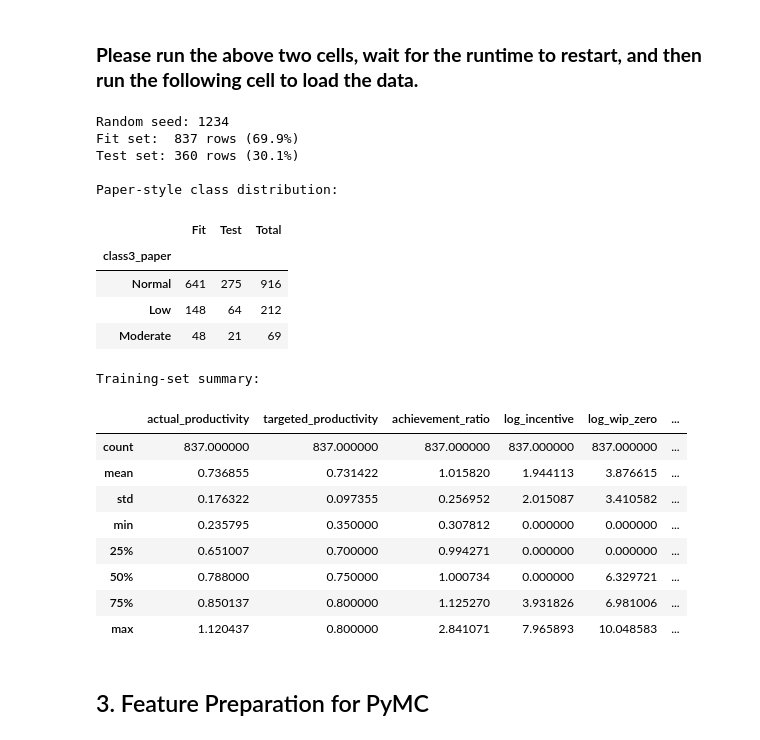
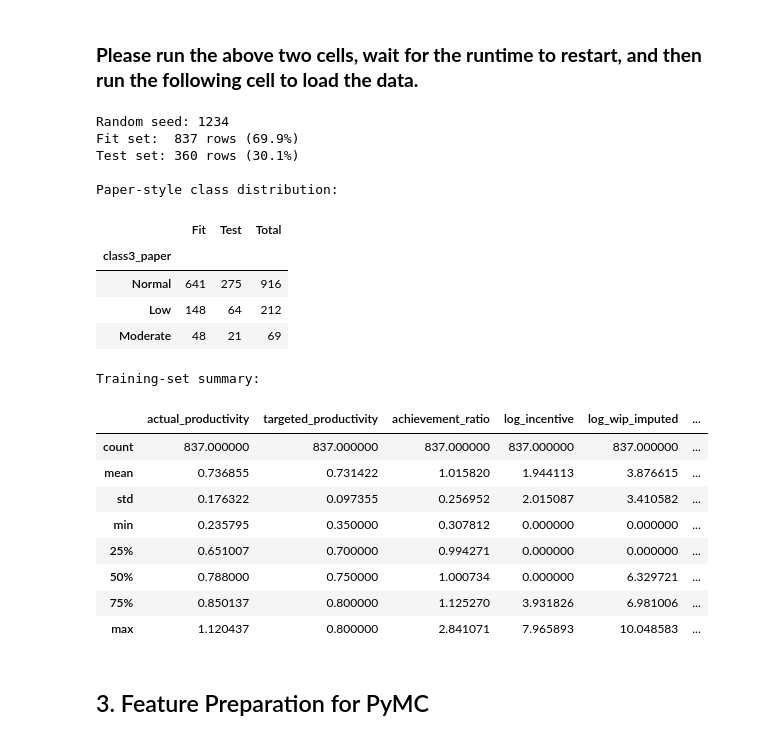
Before and after one commit to dakshini01/ProdFusion, a Jupyter notebook: codes/02_bayesian_beta_model.ipynb, the cells around one changed output. Cells and saved outputs as stored; diff of their text form; code cells hidden in the pictures.

```diff
--- a/codes/02_bayesian_beta_model.ipynb
+++ b/codes/02_bayesian_beta_model.ipynb
@@ -323,7 +349,6 @@ fit_indices, test_indices = train_test_split(
     stratify=df_full["class3_paper"]
 )
 
-# Retain original row indices for reproducibility.
 df_fit = df_full.iloc[fit_indices].copy()
 df_test = df_full.iloc[test_indices].copy()
 
@@ -340,8 +365,14 @@ assert len(df_fit) + len(df_test) == len(df_full)
 assert set(fit_indices).isdisjoint(set(test_indices))
 
 print(f"Random seed: {RANDOM_SEED}")
-print(f"Fit set:  {len(df_fit)} rows ({len(df_fit) / len(df_full):.1%})")
-print(f"Test set: {len(df_test)} rows ({len(df_test) / len(df_full):.1%})")
+print(
+    f"Fit set:  {len(df_fit)} rows "
+    f"({len(df_fit) / len(df_full):.1%})"
+)
+print(
+    f"Test set: {len(df_test)} rows "
+    f"({len(df_test) / len(df_full):.1%})"
+)
 
 
 class_names = {
@@ -365,38 +396,40 @@ split_distribution = pd.concat(
     axis=1
 ).fillna(0).astype(int)
 
-split_distribution["Total"] = split_distribution.sum(axis=1)
+split_distribution["Total"] = (
+    split_distribution.sum(axis=1)
+)
 
 print("\nPaper-style class distribution:")
 display(split_distribution)
 
 
 summary_cols = [
     "actual_productivity",
     "targeted_productivity",
     "achievement_ratio",
     "log_incentive",
-    "log_wip_zero",
+    "log_wip_imputed",
     "log_over_time",
     "log_workers",
     "log_smv"
 ]
 
 print("\nTraining-set summary:")
 display(df_fit[summary_cols].describe())
 # %% [output]
 Random seed: 1234
 Fit set:  837 rows (69.9%)
 Test set: 360 rows (30.1%)
 
 Paper-style class distribution:
 |  | Fit | Test | Total |
 | class3_paper |  |  |  |
 | Normal | 641 | 275 | 916 |
 | Low | 148 | 64 | 212 |
 | Moderate | 48 | 21 | 69 |
 Training-set summary:
-|  | actual_productivity | targeted_productivity | achievement_ratio | log_incentive | log_wip_zero | ... |
+|  | actual_productivity | targeted_productivity | achievement_ratio | log_incentive | log_wip_imputed | ... |
 | count | 837.000000 | 837.000000 | 837.000000 | 837.000000 | 837.000000 | ... |
 | mean | 0.736855 | 0.731422 | 1.015820 | 1.944113 | 3.876615 | ... |
 | std | 0.176322 | 0.097355 | 0.256952 | 2.015087 | 3.410582 | ... |
```
Also changed, not shown: parts of 32 cells of this notebook.
